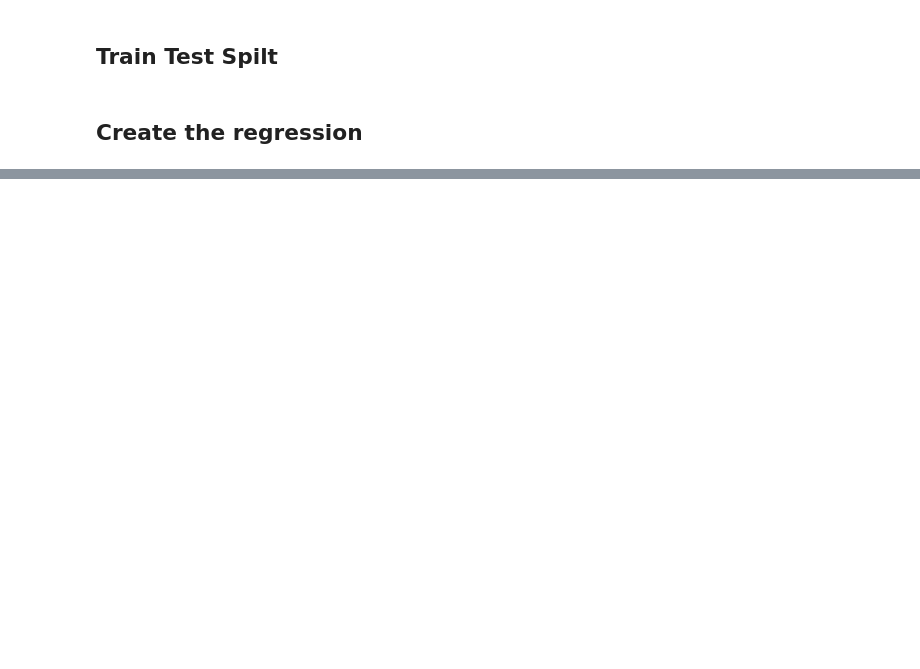
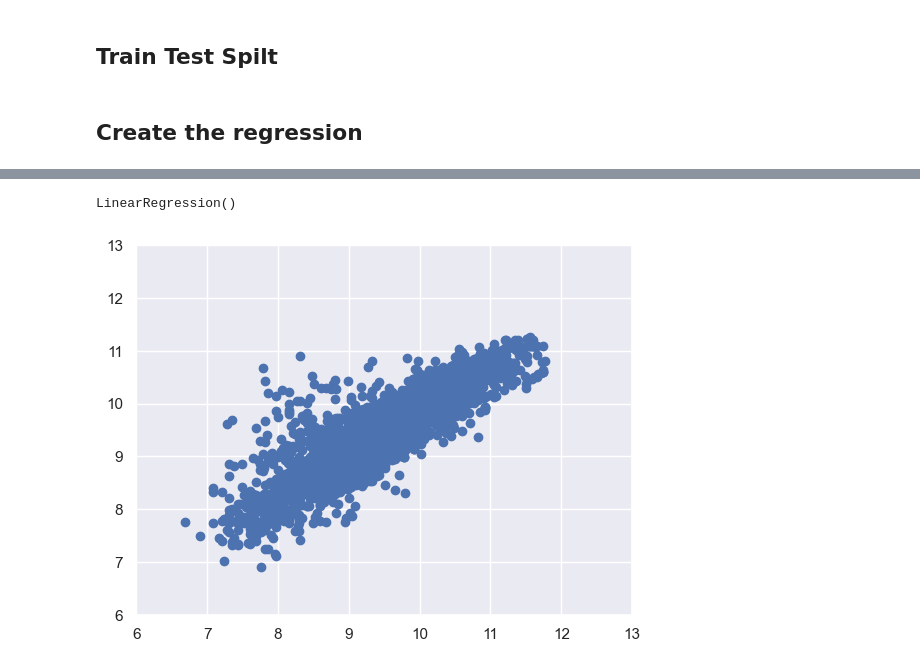
Before and after one commit to DheyaAlqaderi/linear-Regression-Exercises, a Jupyter notebook: 001 sklearn-Linear-Regression-Practical-Example-Part-1.ipynb, the cells around one changed output, grey strips where cells are left out. Drawn from its saved outputs; the diff is of its cells as text; code cells hidden in the pictures; blank space fills up the shorter version.

Commit message:
linearRegressionModel

```diff
--- a/001 sklearn-Linear-Regression-Practical-Example-Part-1.ipynb
+++ b/001 sklearn-Linear-Regression-Practical-Example-Part-1.ipynb
@@ -324,4 +370,10 @@ array(['Mileage', 'EngineV', 'log_price', 'Brand_BMW',
+# %%
+inputs_scaled = scaler.transform(inputs)
 # %% [markdown]
 ## Train Test Spilt
+# %%
+from sklearn.model_selection import train_test_split
+
+x_train, x_test, y_train, y_test = train_test_split(inputs_scaled, targets, test_size=0.2, random_state=365)
 # %% [markdown]
 ## Create the regression
@@ -339,0 +380,14 @@ LinearRegression()
+# %%
+reg = LinearRegression()
+reg.fit(x_train, y_train)
+# %% [output]
+LinearRegression()
+# %%
+y_hat = reg.predict(x_train)
+# %%
+plt.scatter(y_train, y_hat)
+plt.xlim(6,13)
+plt.ylim(6,13)
+plt.show()
+# %% [output]
+[figure, added]
```
Also changed, not shown: parts of 48 cells of this notebook.
